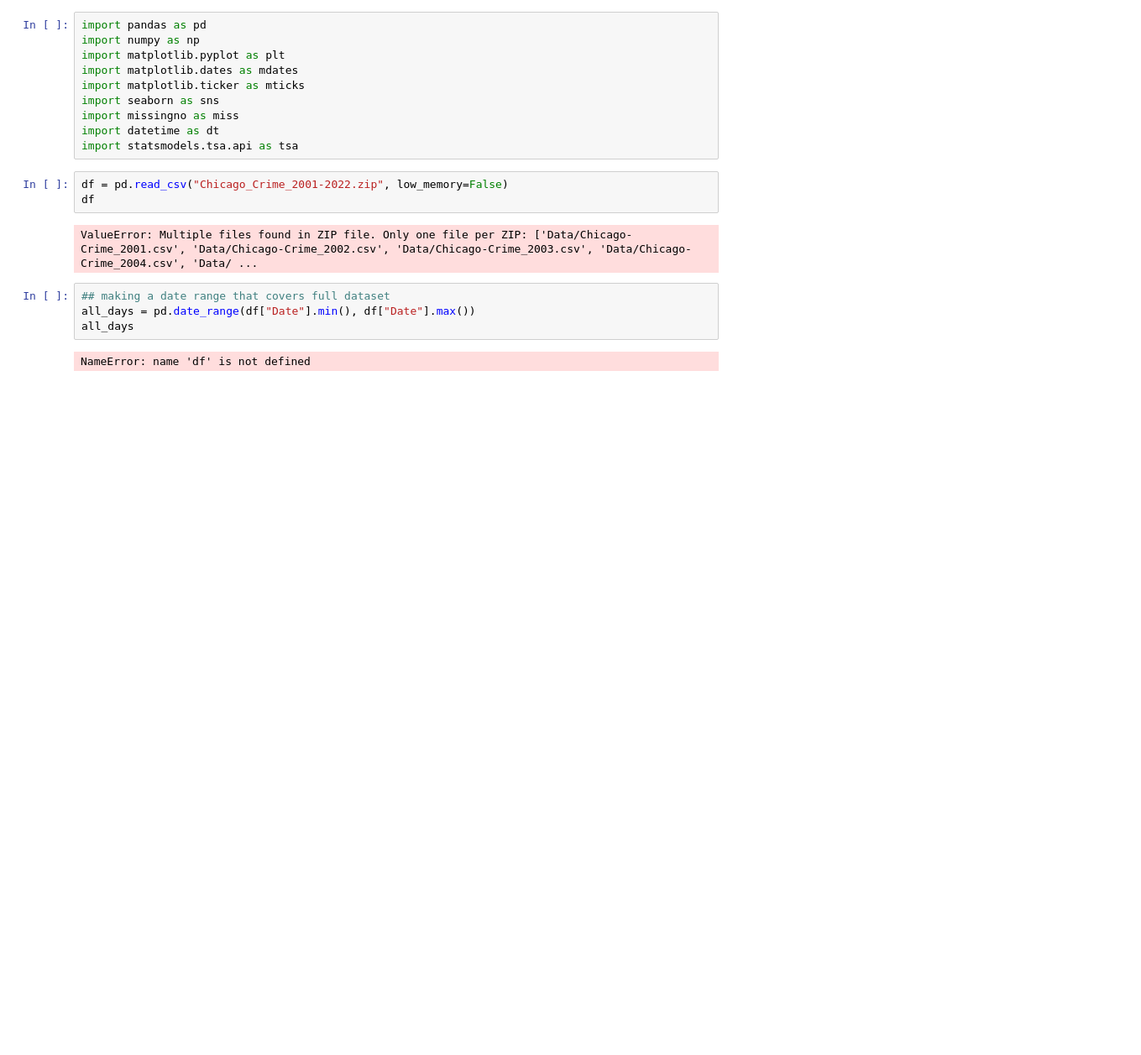
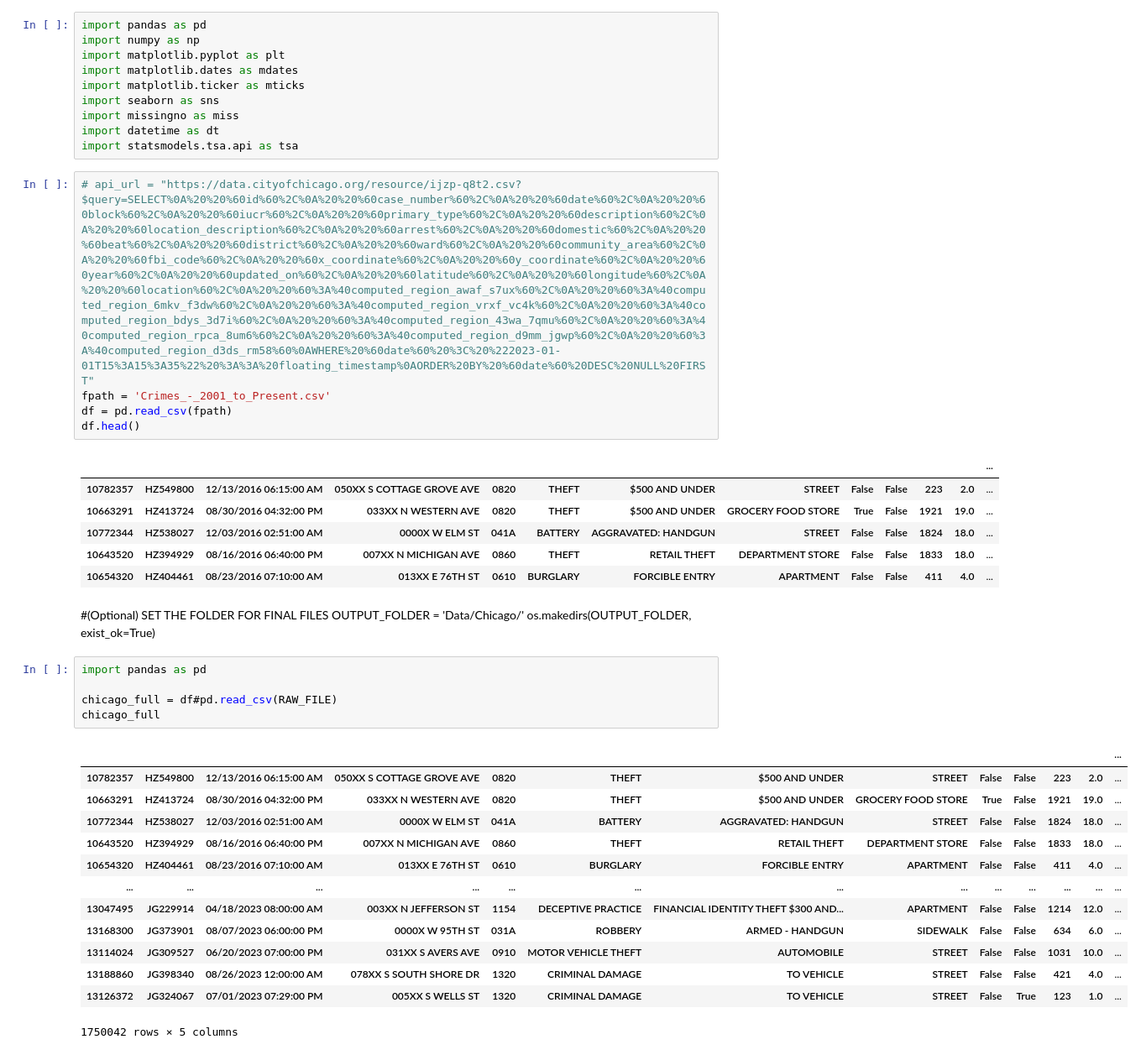
Before and after one commit to KirstenC32/CrimeProject, a Jupyter notebook: Untitled.ipynb, the cells around one changed output. Shown: that part at 84% size. Cells and saved outputs as stored; diff of their text form; blank space fills up the shorter version.

```diff
--- a/Untitled.ipynb
+++ b/Untitled.ipynb
@@ -19,13 +19,37 @@ import missingno as miss
 import datetime as dt
 import statsmodels.tsa.api as tsa
 # %%
-df = pd.read_csv("Chicago_Crime_2001-2022.zip", low_memory=False)
-df
+# api_url = "https://data.cityofchicago.org/resource/ijzp-q8t2.csv?$query=SELECT%0A%20%20%60id%60%2C%0A%20%20%60case_number%60%2C%0A%20%20%60date%60%2C%0A%20%20%60block%60%2C%0A%20%20%60iucr%60%2C%0A%20%20%60primary_type%60%2C%0A%20%20%60description%60%2C%0A%20%20%60location_description%60%2C%0A%20%20%60arrest%60%2C%0A%20%20%60domestic%60%2C%0A%20%20%60beat%60%2C%0A%20%20%60district%60%2C%0A%20%20%60ward%60%2C%0A%20%20%60community_area%60%2C%0A%20%20%60fbi_code%60%2C%0A%20%20%60x_coordinate%60%2C%0A%20%20%60y_coordinate%60%2C%0A%20%20%60year%60%2C%0A%20%20%60updated_on%60%2C%0A%20%20%60latitude%60%2C%0A%20%20%60longitude%60%2C%0A%20%20%60location%60%2C%0A%20%20%60%3A%40computed_region_awaf_s7ux%60%2C%0A%20%20%60%3A%40computed_region_6mkv_f3dw%60%2C%0A%20%20%60%3A%40computed_region_vrxf_vc4k%60%2C%0A%20%20%60%3A%40computed_region_bdys_3d7i%60%2C%0A%20%20%60%3A%40computed_region_43wa_7qmu%60%2C%0A%20%20%60%3A%40computed_region_rpca_8um6%60%2C%0A%20%20%60%3A%40computed_region_d9mm_jgwp%60%2C%0A%20%20%60%3A%40computed_region_d3ds_rm58%60%0AWHERE%20%60date%60%20%3C%20%222023-01-01T15%3A15%3A35%22%20%3A%3A%20floating_timestamp%0AORDER%20BY%20%60date%60%20DESC%20NULL%20FIRST"
+fpath = 'Crimes_-_2001_to_Present.csv'
+df = pd.read_csv(fpath)
+df.head()
 # %% [output]
-ValueError: Multiple files found in ZIP file. Only one file per ZIP: ['Data/Chicago-Crime_2001.csv', 'Data/Chicago-Crime_2002.csv', 'Data/Chicago-Crime_2003.csv', 'Data/Chicago-Crime_2004.csv', 'Data/ ...
+|  |  |  |  |  |  |  |  |  |  |  |  | ... |
+| 10782357 | HZ549800 | 12/13/2016 06:15:00 AM | 050XX S COTTAGE GROVE AVE | 0820 | THEFT | $500 AND UNDER | STREET | False | False | 223 | 2.0 | ... |
+| 10663291 | HZ413724 | 08/30/2016 04:32:00 PM | 033XX N WESTERN AVE | 0820 | THEFT | $500 AND UNDER | GROCERY FOOD STORE | True | False | 1921 | 19.0 | ... |
+| 10772344 | HZ538027 | 12/03/2016 02:51:00 AM | 0000X W ELM ST | 041A | BATTERY | AGGRAVATED: HANDGUN | STREET | False | False | 1824 | 18.0 | ... |
+| 10643520 | HZ394929 | 08/16/2016 06:40:00 PM | 007XX N MICHIGAN AVE | 0860 | THEFT | RETAIL THEFT | DEPARTMENT STORE | False | False | 1833 | 18.0 | ... |
+| 10654320 | HZ404461 | 08/23/2016 07:10:00 AM | 013XX E 76TH ST | 0610 | BURGLARY | FORCIBLE ENTRY | APARTMENT | False | False | 411 | 4.0 | ... |
+# %% [markdown]
+#(Optional) SET THE FOLDER FOR FINAL FILES
+OUTPUT_FOLDER = 'Data/Chicago/'
+os.makedirs(OUTPUT_FOLDER, exist_ok=True)
 # %%
-## making a date range that covers full dataset
-all_days = pd.date_range(df["Date"].min(), df["Date"].max())
-all_days
+import pandas as pd
+
+chicago_full = df#pd.read_csv(RAW_FILE)
+chicago_full
 # %% [output]
+|  |  |  |  |  |  |  |  |  |  |  |  | ... |
+| 10782357 | HZ549800 | 12/13/2016 06:15:00 AM | 050XX S COTTAGE GROVE AVE | 0820 | THEFT | $500 AND UNDER | STREET | False | False | 223 | 2.0 | ... |
+| 10663291 | HZ413724 | 08/30/2016 04:32:00 PM | 033XX N WESTERN AVE | 0820 | THEFT | $500 AND UNDER | GROCERY FOOD STORE | True | False | 1921 | 19.0 | ... |
+| 10772344 | HZ538027 | 12/03/2016 02:51:00 AM | 0000X W ELM ST | 041A | BATTERY | AGGRAVATED: HANDGUN | STREET | False | False | 1824 | 18.0 | ... |
+| 10643520 | HZ394929 | 08/16/2016 06:40:00 PM | 007XX N MICHIGAN AVE | 0860 | THEFT | RETAIL THEFT | DEPARTMENT STORE | False | False | 1833 | 18.0 | ... |
+| 10654320 | HZ404461 | 08/23/2016 07:10:00 AM | 013XX E 76TH ST | 0610 | BURGLARY | FORCIBLE ENTRY | APARTMENT | False | False | 411 | 4.0 | ... |
+| ... | ... | ... | ... | ... | ... | ... | ... | ... | ... | ... | ... | ... |
+| 13047495 | JG229914 | 04/18/2023 08:00:00 AM | 003XX N JEFFERSON ST | 1154 | DECEPTIVE PRACTICE | FINANCIAL IDENTITY THEFT $300 AND... | APARTMENT | False | False | 1214 | 12.0 | ... |
+| 13168300 | JG373901 | 08/07/2023 06:00:00 PM | 0000X W 95TH ST | 031A | ROBBERY | ARMED - HANDGUN | SIDEWALK | False | False | 634 | 6.0 | ... |
+| 13114024 | JG309527 | 06/20/2023 07:00:00 PM | 031XX S AVERS AVE | 0910 | MOTOR VEHICLE THEFT | AUTOMOBILE | STREET | False | False | 1031 | 10.0 | ... |
+| 13188860 | JG398340 | 08/26/2023 12:00:00 AM | 078XX S SOUTH SHORE DR | 1320 | CRIMINAL DAMAGE | TO VEHICLE | STREET | False | False | 421 | 4.0 | ... |
+| 13126372 | JG324067 | 07/01/2023 07:29:00 PM | 005XX S WELLS ST | 1320 | CRIMINAL DAMAGE | TO VEHICLE | STREET | False | True | 123 | 1.0 | ... |
-NameError: name 'df' is not defined
+1750042 rows × 5 columns
```
Also changed, not shown: parts of 19 cells of this notebook, 1 other file.
